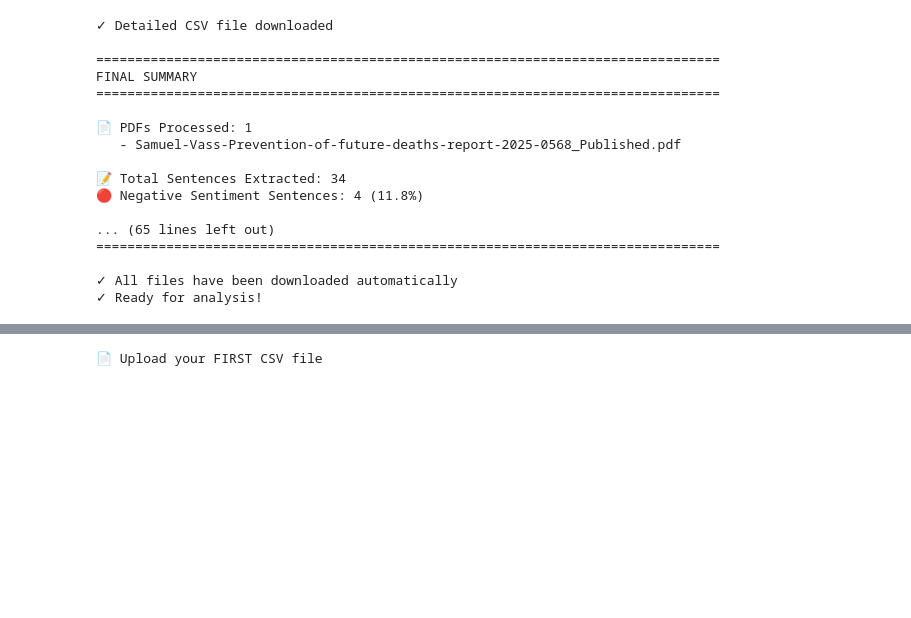
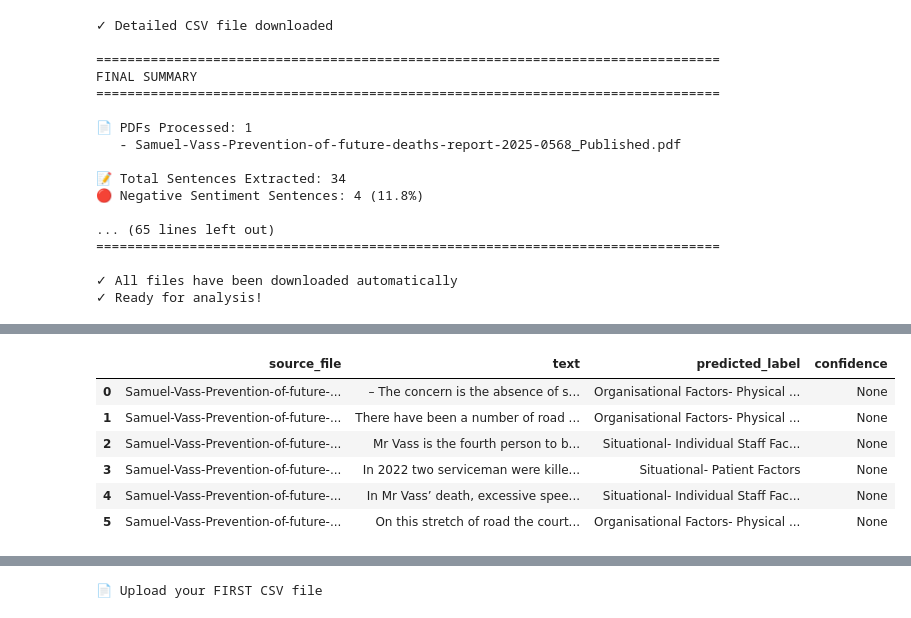
Before and after one commit to gcosma/ConceptAnnotationPfD, a Jupyter notebook: Final16Nov2025.ipynb, the cells around one changed output, grey strips where cells are left out. Saved outputs shown, nothing was run; the diff lists cells and outputs as text; code cells hidden in the pictures; blank space fills up the shorter version.

```diff
--- a/Final16Nov2025.ipynb
+++ b/Final16Nov2025.ipynb
@@ -2501,31 +2531,4 @@ FINAL SUMMARY
 # %%
-# ======================================================================
-# FULL PIPELINE: Extract CORONER'S CONCERNS → Sentence Split → Classify
-# ======================================================================
-
-print("\n" + "="*80)
-print("📄 PDF UPLOAD → CORONER'S CONCERNS EXTRACTION → CLASSIFICATION")
-print("="*80)
-
-# ----------------------------------------------------------
-# 1. INSTALL DEPENDENCIES
-# ----------------------------------------------------------
-print("\n📦 Installing required libraries...")
-
-!pip install -q pdfplumber PyPDF2 nltk
-
-import pdfplumber
-import PyPDF2
-import nltk
-import pandas as pd
-import re
-from google.colab import files
-from datetime import datetime
-
-nltk.download('punkt', quiet=True)
-nltk.download('punkt_tab', quiet=True)  # Fix new NLTK tokenizer dependency
-print("✓ PDF + NLP libraries installed\n")
-
 # ----------------------------------------------------------
 # 2. UPLOAD PDFS
 # ----------------------------------------------------------
@@ -2581,35 +2584,58 @@ for filename, text in all_text.items():
         print(f"\n⚠️ No concerns section found in {filename}")
 
 # ----------------------------------------------------------
-# 5. SPLIT INTO SENTENCES
+# 5. SPLIT INTO SENTENCES AND REMOVE IGNORED/ARTIFACT SENTENCES
 # ----------------------------------------------------------
 print("\n" + "="*80)
-print("STEP 4: Splitting Concerns Into Sentences")
+print("STEP 4: Splitting Concerns Into Sentences and Filtering")
 print("="*80)
 
-def split_into_sentences(text):
-    return nltk.sent_tokenize(text.replace("\n", " "))
+ignore_phrases = [
+    "During the course of the inquest the evidence revealed matters giving rise to concern",
+    "In my opinion there is a risk that future deaths will occur unless action is taken",
+    "In the circumstances it is my statutory duty to report to you",
+    "The MATTERS OF CONCERN are as follows"
+]
+
+def should_ignore(text):
+    if pd.isna(text):
+        return False
+    text_clean = text.strip().replace("\n", " ")
+    for phrase in ignore_phrases:
+        if phrase.lower() in text_clean.lower():
+            return True
+    # Remove artifacts like '- 1.', numbers, or mostly punctuation
+    if re.match(r"^[\d\W–-]+$", text_clean):
+        return True
+    # Remove very short sentences
+    if len(text_clean) < 5:
+        return True
+    return False
+
+def split_and_filter_sentences(text):
+    sentences = nltk.sent_tokenize(text.replace("\n", " "))
+    return [s.strip() for s in sentences if not should_ignore(s)]
 
 concern_sentences = []
 
 for filename, concerns_text in concerns_dict.items():
     if concerns_text.strip():
-        sentences = split_into_sentences(concerns_text)
-        for s in sentences:
+        filtered_sentences = split_and_filter_sentences(concerns_text)
+        for s in filtered_sentences:
             concern_sentences.append({
                 "source_file": filename,
                 "text": s
             })
 
-print(f"\n✓ Total concern sentences extracted: {len(concern_sentences)}")
+print(f"\n✓ Total concern sentences after filtering: {len(concern_sentences)}")
 
 concern_df = pd.DataFrame(concern_sentences)
 
 # ----------------------------------------------------------
-# 6. CLASSIFY USING EXISTING MODEL
+# 6. CLASSIFY USING EXISTING MODEL WITH CONFIDENCE
 # ----------------------------------------------------------
 print("\n" + "="*80)
-print("STEP 5: Classifying Concern Sentences")
+print("STEP 5: Classifying Concern Sentences with Confidence Scores")
 print("="*80)
 
 if len(concern_df) == 0:
@@ -2620,12 +2646,25 @@ else:
     if 'OPTIMIZED_THRESHOLDS' in globals():
         print("✓ Using threshold-optimized predictions\n")
         predicted = predict_batch_optimized(texts_to_classify)
+        # Add confidence if your model provides it
+        if 'predict_batch_optimized_confidence' in globals():
+            confidence_scores = predict_batch_optimized_confidence(texts_to_classify)
+        else:
+            confidence_scores = [None] * len(predicted)
     else:
         print("⚠️ No thresholds found — using argmax\n")
         predicted = predict_batch(texts_to_classify)
+        if 'predict_batch_confidence' in globals():
+            confidence_scores = predict_batch_confidence(texts_to_classify)
+        else:
+            confidence_scores = [None] * len(predicted)
 
     concern_df['predicted_label'] = predicted
-    print(f"✓ Classified {len(predicted)} sentences")
+    concern_df['confidence'] = confidence_scores
+
+    # Display results on screen
+    display(concern_df.head(20))
+    print(f"✓ Classified {len(predicted)} sentences with confidence scores")
 
 # ----------------------------------------------------------
 # 7. SAVE RESULTS
@@ -2636,9 +2675,9 @@ print("="*80)
 
 timestamp = datetime.now().strftime("%Y%m%d_%H%M%S")
 csv_out = f"coroner_concern_sentences_classified_{timestamp}.csv"
-concern_df.to_csv(csv_out, index=False)
+concern_df.to_csv(csv_out, index=False, encoding="utf-8-sig")
 
-print(f"✓ Saved: {csv_out}")
 files.download(csv_out)
+print(f"\n✓ Saved: {csv_out}")
 print("\n✓ Processing Complete!")
 # %% [output]
@@ -2672,0 +2705,7 @@ STEP 6: Saving CSV
+|  | source_file | text | predicted_label | confidence |
+| 0 | Samuel-Vass-Prevention-of-future-... | – The concern is the absence of s... | Organisational Factors- Physical ... | None |
+| 1 | Samuel-Vass-Prevention-of-future-... | There have been a number of road ... | Organisational Factors- Physical ... | None |
+| 2 | Samuel-Vass-Prevention-of-future-... | Mr Vass is the fourth person to b... | Situational- Individual Staff Fac... | None |
+| 3 | Samuel-Vass-Prevention-of-future-... | In 2022 two serviceman were kille... | Situational- Patient Factors | None |
+| 4 | Samuel-Vass-Prevention-of-future-... | In Mr Vass’ death, excessive spee... | Situational- Individual Staff Fac... | None |
+| 5 | Samuel-Vass-Prevention-of-future-... | On this stretch of road the court... | Organisational Factors- Physical ... | None |
```
Also changed, not shown: parts of 8 cells of this notebook.
